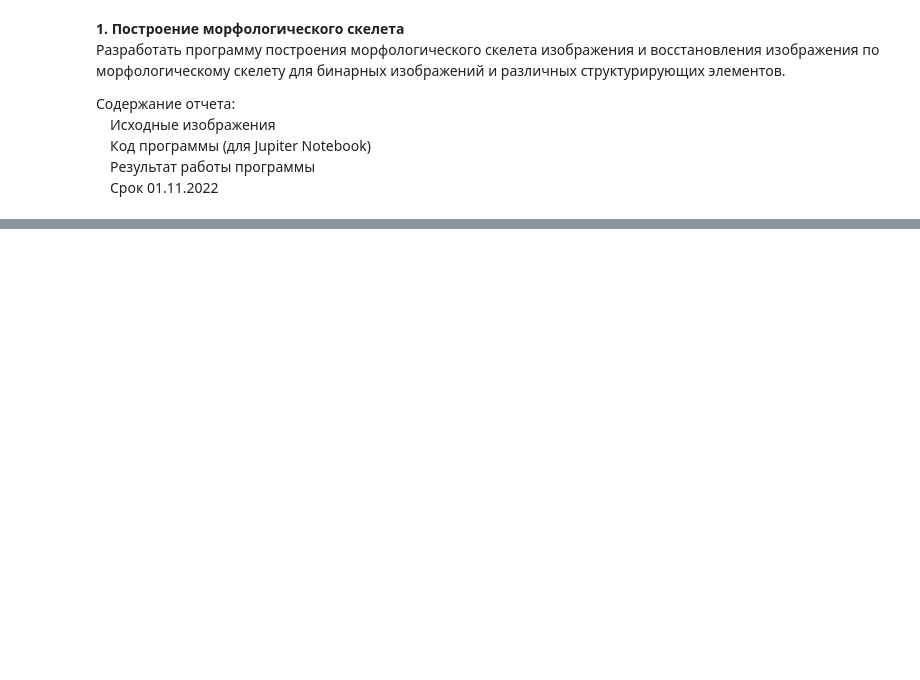
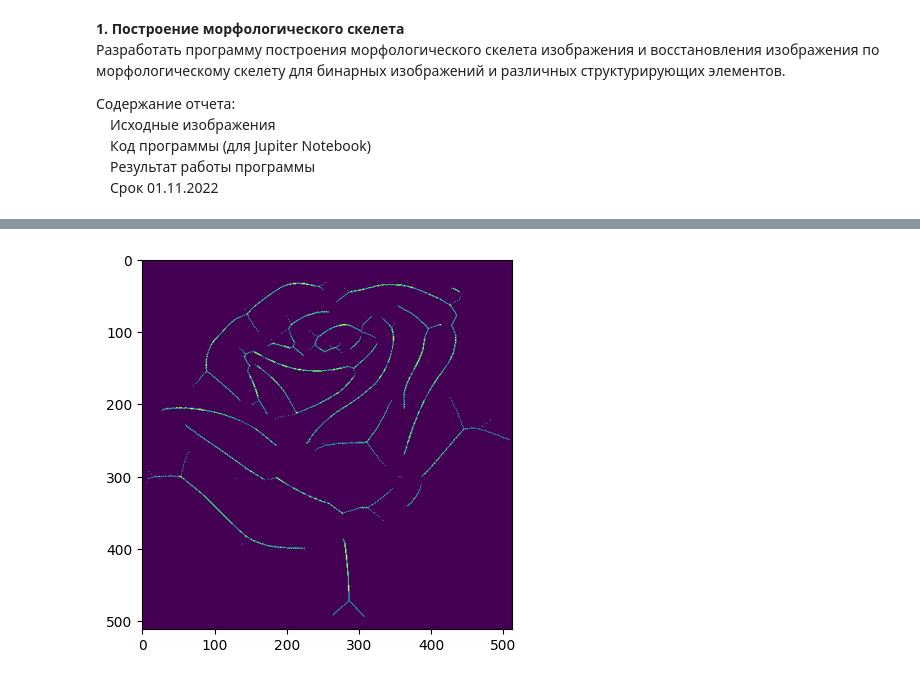
Before and after one commit to SubaruFallout/BasicOfDigitalImageProcessing, a Jupyter notebook: constructionOfMorphologicalSkeleton.ipynb, the cells around one changed output, grey strips where cells are left out. Cells and saved outputs as stored; diff of their text form; code cells hidden in the pictures; blank space fills up the shorter version.

```diff
--- a/constructionOfMorphologicalSkeleton.ipynb
+++ b/constructionOfMorphologicalSkeleton.ipynb
@@ -22,0 +28,21 @@ cv2.destroyAllWindows()
+# %%
+size = np.size(img)
+skel = np.zeros(img.shape, np.uint8)
+element = cv2.getStructuringElement(cv2.MORPH_CROSS, (3, 3))
+done = False
+# %%
+while (not done):
+    eroded = cv2.erode(img, element)
+    temp = cv2.dilate(eroded, element)
+    temp = cv2.subtract(img, temp)
+    skel = cv2.bitwise_or(skel, temp)
+    img = eroded.copy()
+
+    zeros = size - cv2.countNonZero(img)
+    if (zeros == size):
+        done = True
+# %%
+plt.imshow(skel)
+plt.show()
+# %% [output]
+[figure, added]
```
Also changed, not shown: parts of 2 cells of this notebook.
